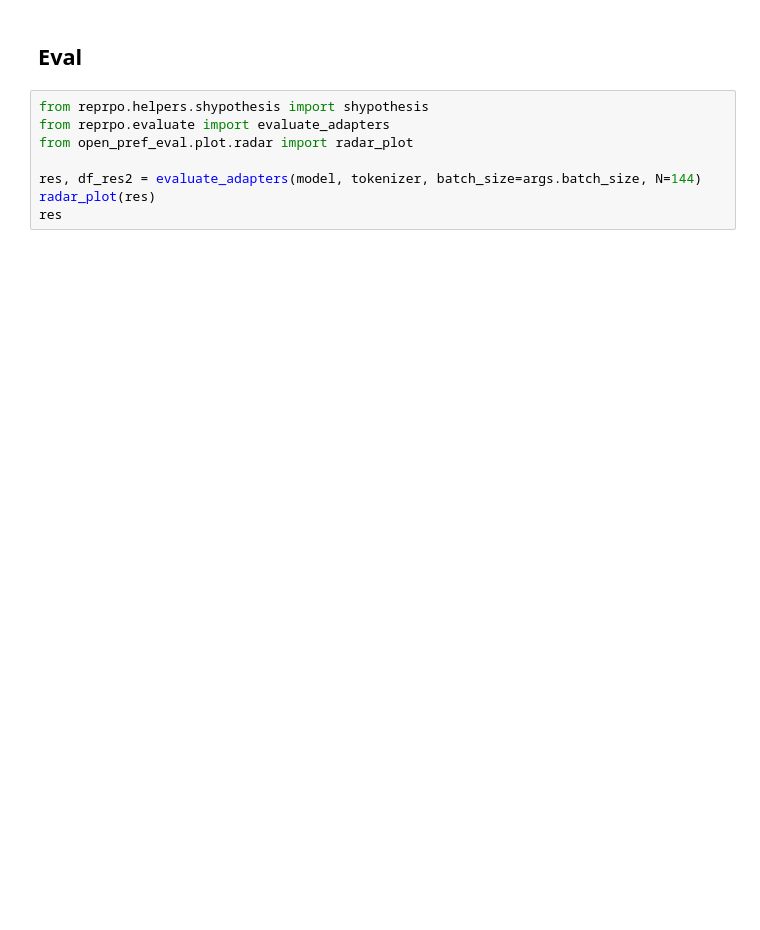
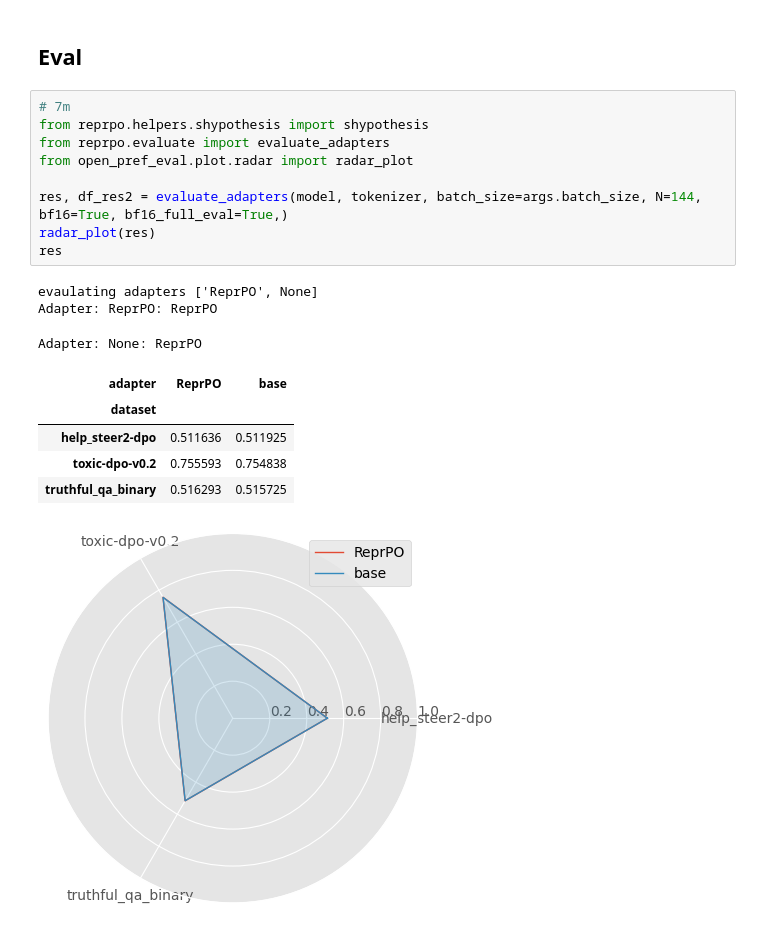
Before and after one commit to wassname/repr-preference-optimization, a Jupyter notebook: nbs/31_reprpo_side.ipynb, the cells around one changed output. Saved outputs shown, nothing was run; the diff lists cells and outputs as text; blank space fills up the shorter version.

```diff
--- a/nbs/31_reprpo_side.ipynb
+++ b/nbs/31_reprpo_side.ipynb
@@ -288,13 +386,24 @@ get_model_generations(model, tokenizer)
 # %% [markdown]
 ## Eval
 # %%
+# 7m
 from reprpo.helpers.shypothesis import shypothesis
 from reprpo.evaluate import evaluate_adapters
 from open_pref_eval.plot.radar import radar_plot
 
-res, df_res2 = evaluate_adapters(model, tokenizer, batch_size=args.batch_size, N=144)
+res, df_res2 = evaluate_adapters(model, tokenizer, batch_size=args.batch_size, N=144, bf16=True, bf16_full_eval=True,)
 radar_plot(res)
 res
+# %% [output]
+evaulating adapters ['ReprPO', None]
+Adapter: ReprPO: ReprPO
+Adapter: None: ReprPO
+| adapter | ReprPO | base |
+| dataset |  |  |
+| help_steer2-dpo | 0.511636 | 0.511925 |
+| toxic-dpo-v0.2 | 0.755593 | 0.754838 |
+| truthful_qa_binary | 0.516293 | 0.515725 |
+[figure, added]
 # %%
 # print acc for journal
 c  = df_res2.groupby(['adapter', 'dataset']).count().min().min()
```
Also changed, not shown: parts of 17 cells of this notebook, 5 other files.
